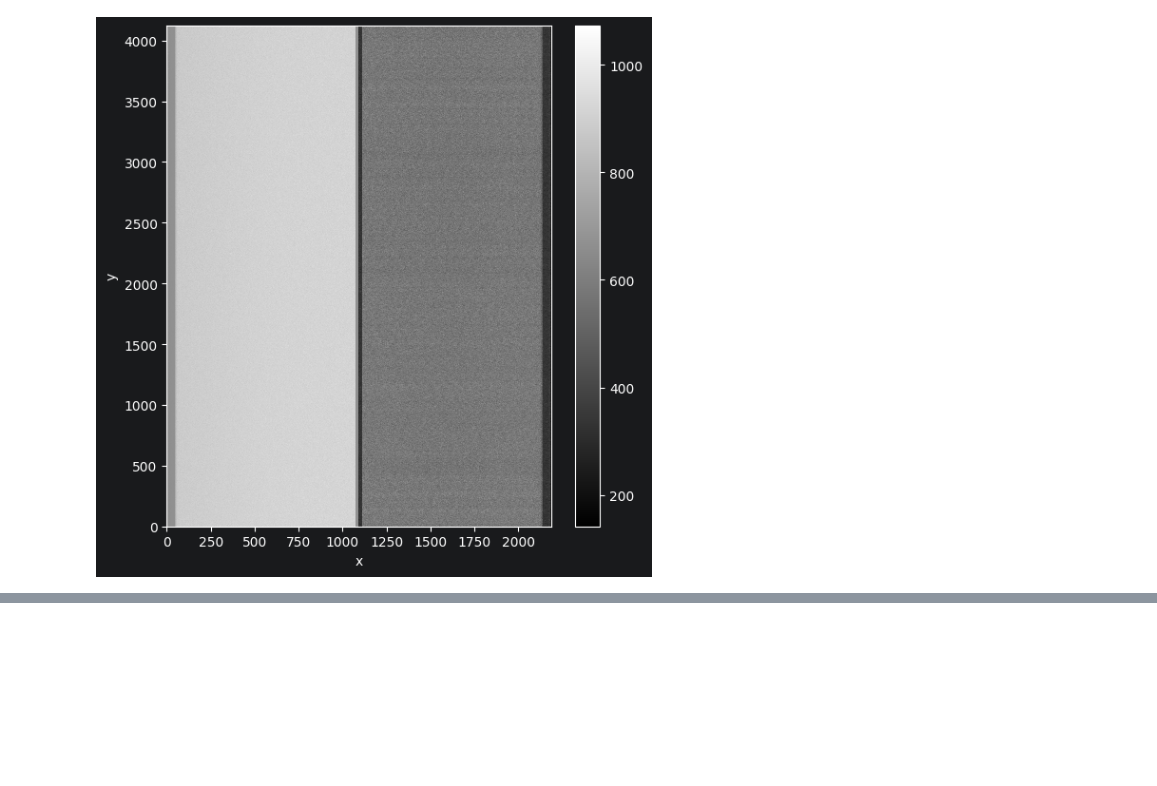
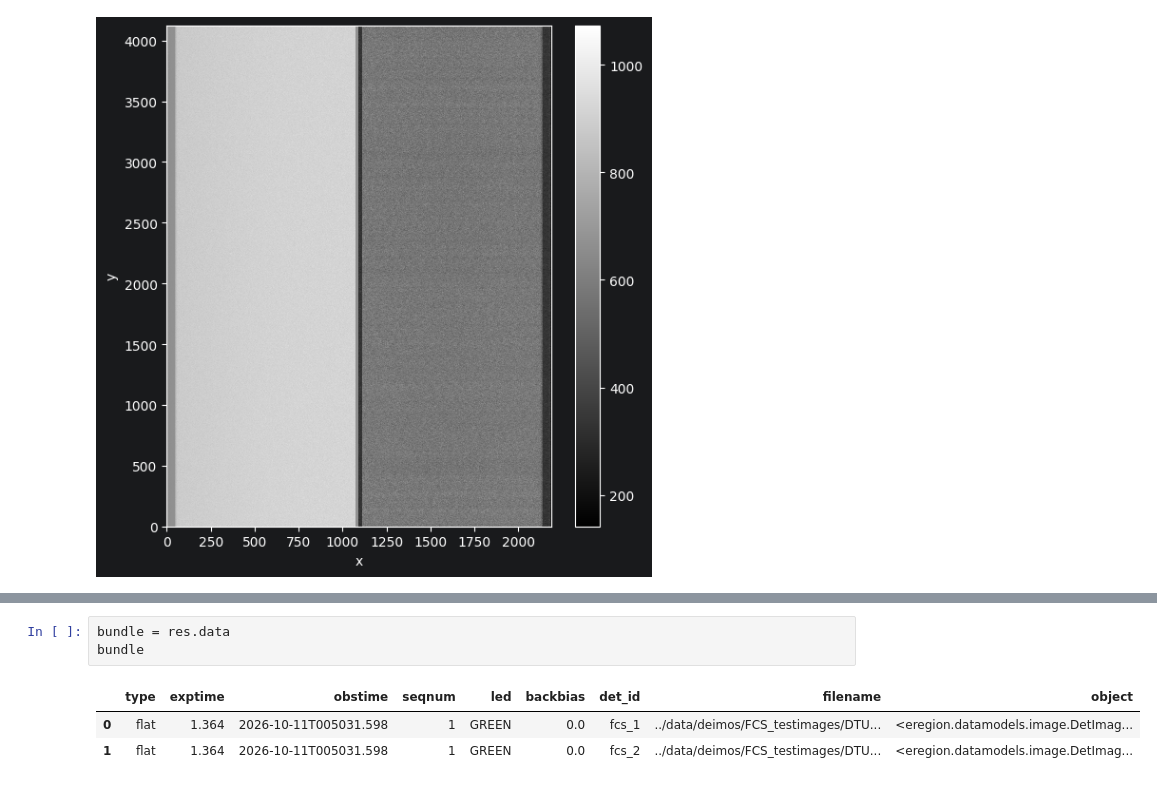
Before and after one commit to CaltechOpticalObservatories/eregion, a Jupyter notebook: playground/Example_image_loading.ipynb, the cells around one changed output, grey strips where cells are left out. Saved outputs shown, nothing was run; the diff lists cells and outputs as text; blank space fills up the shorter version.

```diff
--- a/playground/Example_image_loading.ipynb
+++ b/playground/Example_image_loading.ipynb
@@ -250,0 +264,7 @@ mb_res.master_bias[0].show(cmap='gray')
+# %%
+bundle = res.data
+bundle
+# %% [output]
+|  | type | exptime | obstime | seqnum | led | backbias | det_id | filename | object |
+| 0 | flat | 1.364 | 2026-10-11T005031.598 | 1 | GREEN | 0.0 | fcs_1 | ../data/deimos/FCS_testimages/DTU... | <eregion.datamodels.image.DetImag... |
+| 1 | flat | 1.364 | 2026-10-11T005031.598 | 1 | GREEN | 0.0 | fcs_2 | ../data/deimos/FCS_testimages/DTU... | <eregion.datamodels.image.DetImag... |
```
Also changed, not shown: parts of 5 cells of this notebook, 11 other files.
